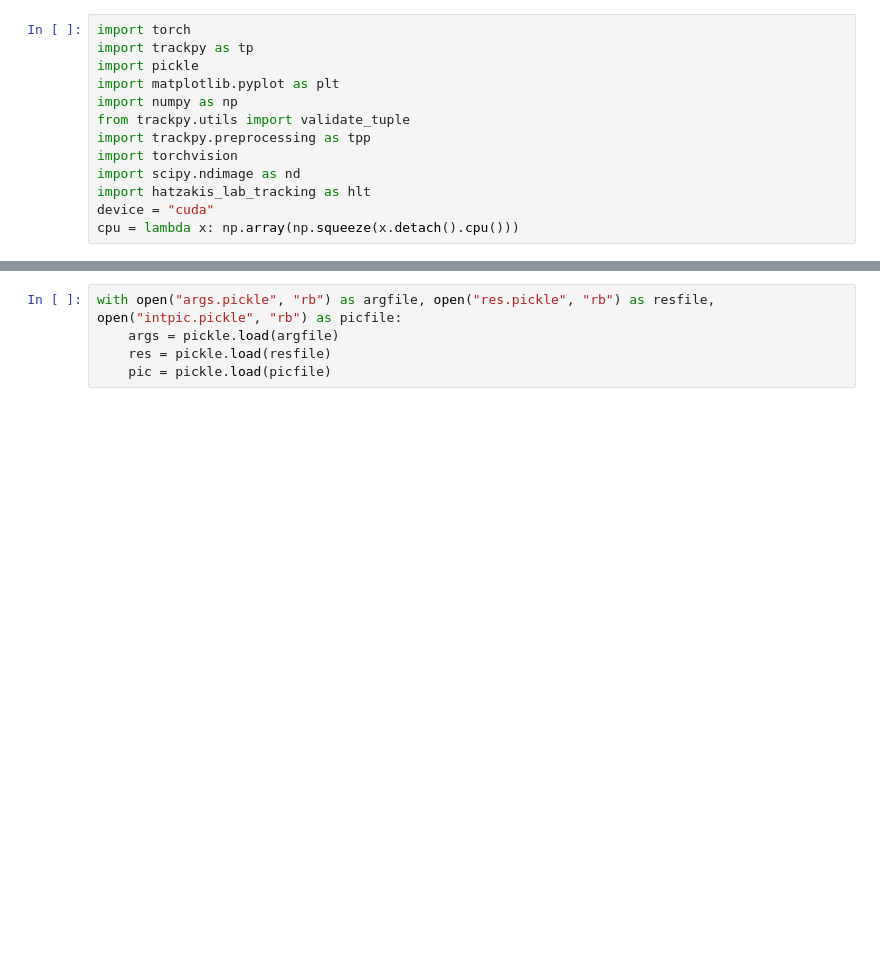
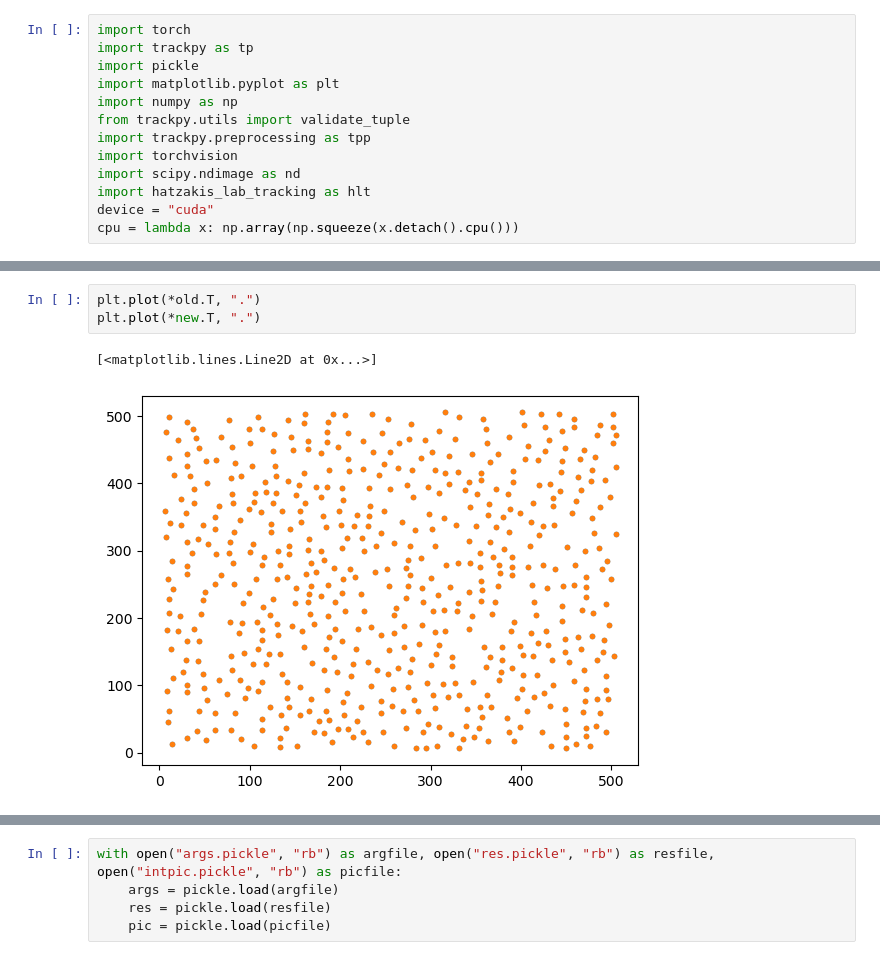
Before and after one commit to amfaber/tracking_optimizations, a Jupyter notebook: emily_tracking/work_in_progress/torch_port.ipynb, the cells around one changed output, grey strips where cells are left out. Cells and saved outputs as stored; diff of their text form; blank space fills up the shorter version.

```diff
--- a/emily_tracking/work_in_progress/torch_port.ipynb
+++ b/emily_tracking/work_in_progress/torch_port.ipynb
@@ -41,0 +156,6 @@ tensor(1)
+# %%
+plt.plot(*old.T, ".")
+plt.plot(*new.T, ".")
+# %% [output]
+[<matplotlib.lines.Line2D at 0x...>]
+[figure, added]
```
Also changed, not shown: parts of 38 cells of this notebook, 3 other files.
